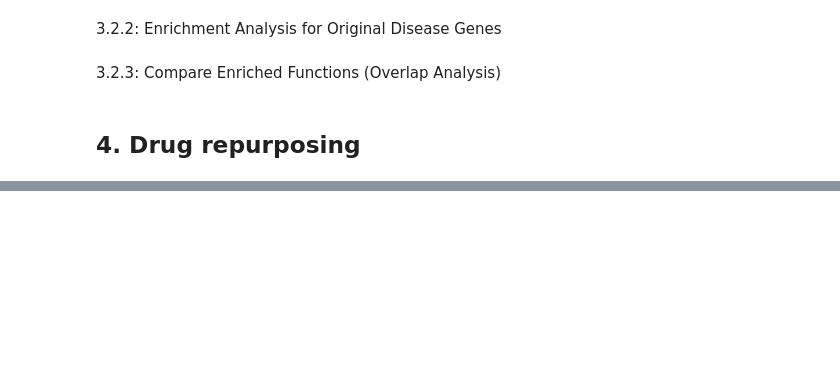
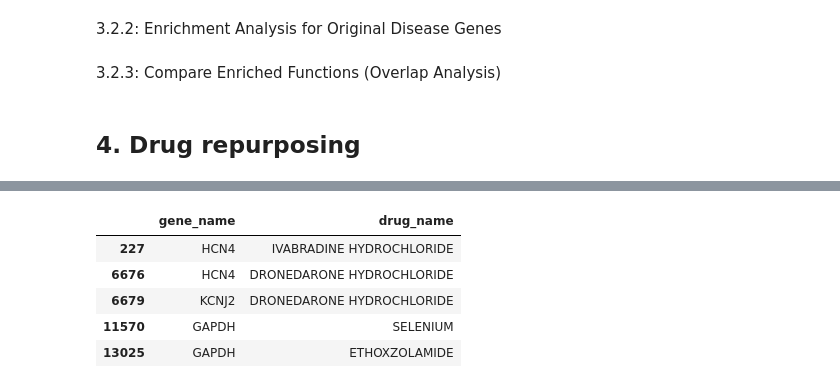
Before and after one commit to YunbaoFC/BioInf-Project, a Jupyter notebook: project.ipynb, the cells around one changed output, grey strips where cells are left out. Saved outputs shown, nothing was run; the diff lists cells and outputs as text; code cells hidden in the pictures; blank space fills up the shorter version.

```diff
--- a/project.ipynb
+++ b/project.ipynb
@@ -1030,0 +1229,23 @@ print("\n" + summary_df.to_string(index=False))
+# %%
+# 4.1.2
+# Use DGIdb (dgidb.org) latest “interactions.tsv” file
+# to associate such 20 genes (column “gene_name”)
+# to approved drugs (column “drug_name”, column “approved”=True)
+# downloaded the db file manually (https://dgidb.org/downloads)
+
+interactions_df = pd.read_csv("Files/interactions.tsv", sep = "\t")
+
+# Filter out only approved drugs
+interactions_approved = interactions_df[interactions_df['approved'] == True] # total: 37970 interactions with approved drugs
+# Filter out only drugs associated with the top 20 putative genes
+interactions_associated_drugs = interactions_approved[interactions_approved['gene_name'].isin(putative_df_top20)] # 33 interactions with with approved drugs and the top 20 putative disease genes
+
+associated_drugs = interactions_associated_drugs[['gene_name', 'drug_name']] # tried also using 'drug_concept_id', but it gave the same results
+associated_drugs.head()
+# %% [output]
+|  | gene_name | drug_name |
+| 227 | HCN4 | IVABRADINE HYDROCHLORIDE |
+| 6676 | HCN4 | DRONEDARONE HYDROCHLORIDE |
+| 6679 | KCNJ2 | DRONEDARONE HYDROCHLORIDE |
+| 11570 | GAPDH | SELENIUM |
+| 13025 | GAPDH | ETHOXZOLAMIDE |
```
Also changed, not shown: parts of 26 cells of this notebook, 2 other files.
